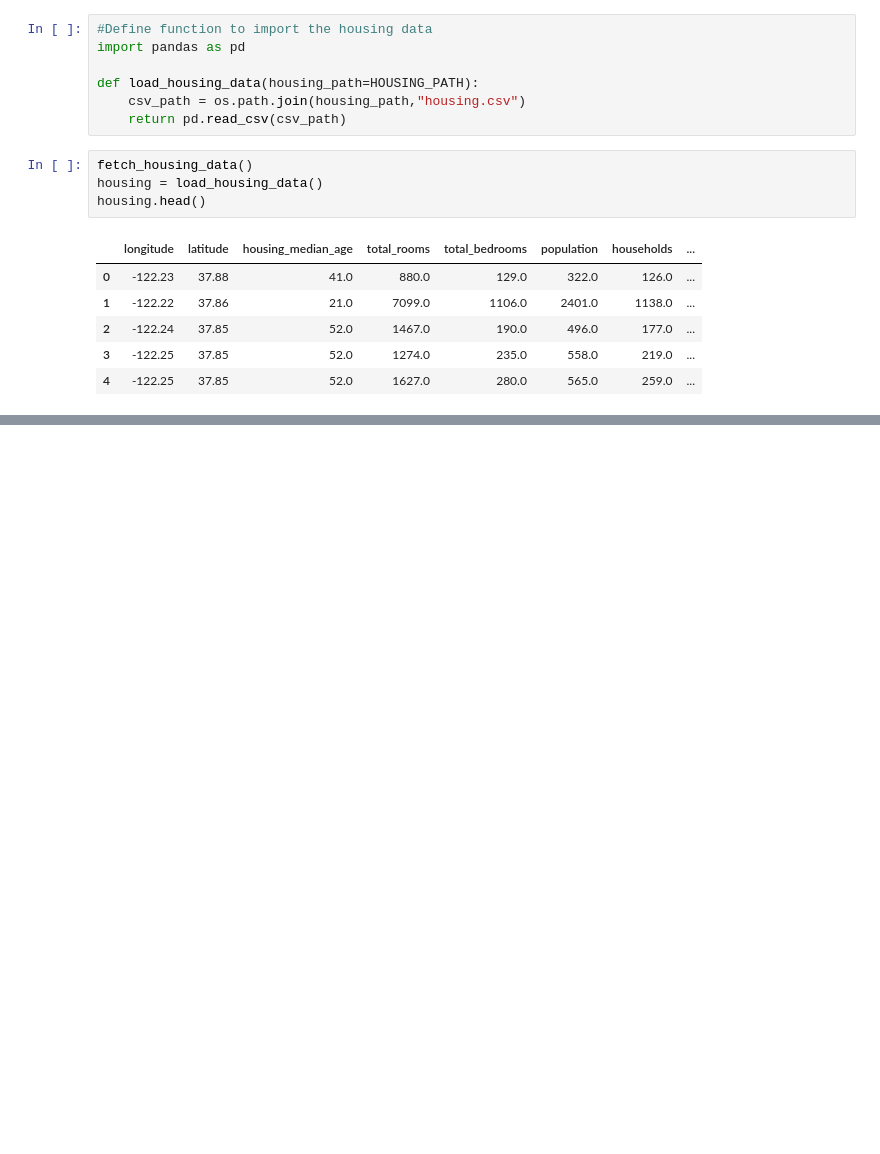
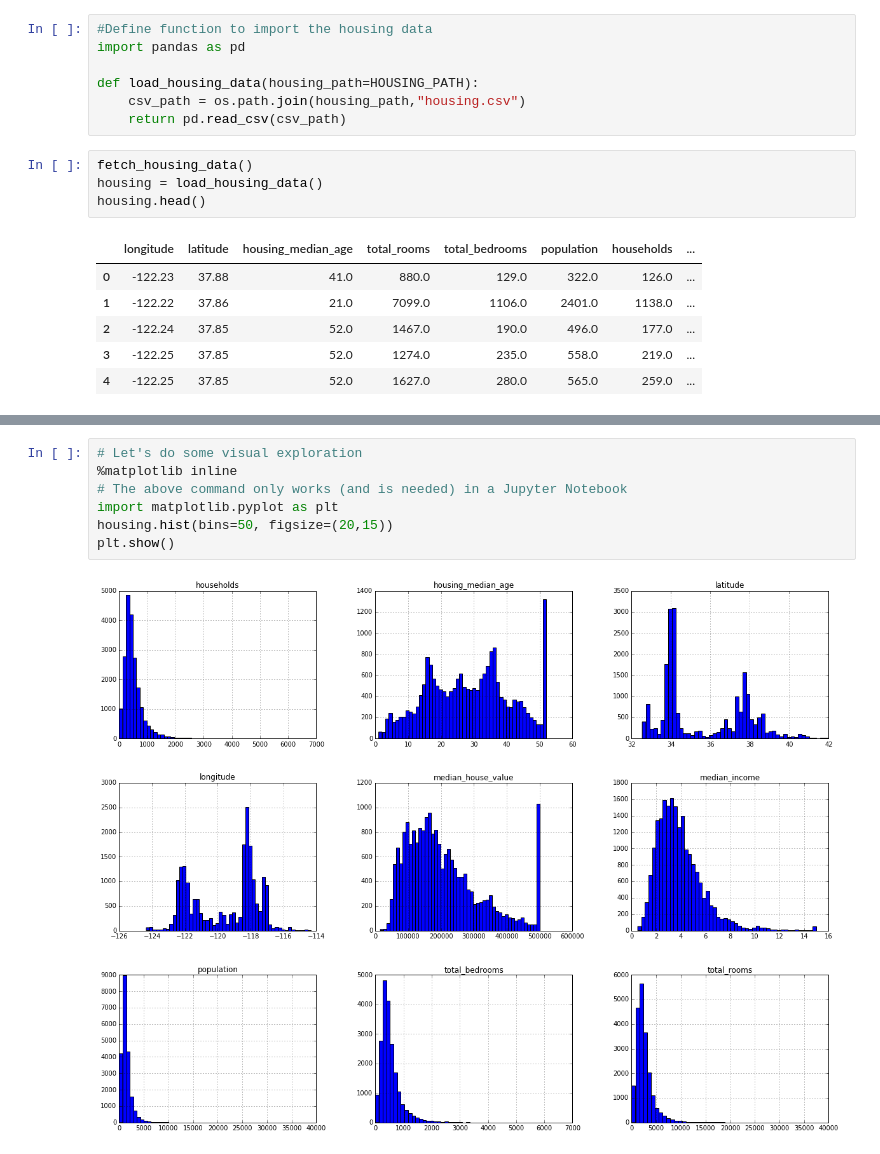
Before and after one commit to eloydrummerboy/Hands_On_Machine_Learning_Book, a Jupyter notebook: Housing.ipynb, the cells around one changed output, grey strips where cells are left out. Drawn from its saved outputs; the diff is of its cells as text; blank space fills up the shorter version.

```diff
--- a/Housing.ipynb
+++ b/Housing.ipynb
@@ -36,0 +76,9 @@ housing.head()
+# %%
+# Let's do some visual exploration
+%matplotlib inline
+# The above command only works (and is needed) in a Jupyter Notebook
+import matplotlib.pyplot as plt
+housing.hist(bins=50, figsize=(20,15))
+plt.show()
+# %% [output]
+[figure, added]
```
Also changed, not shown: parts of 19 cells of this notebook.
